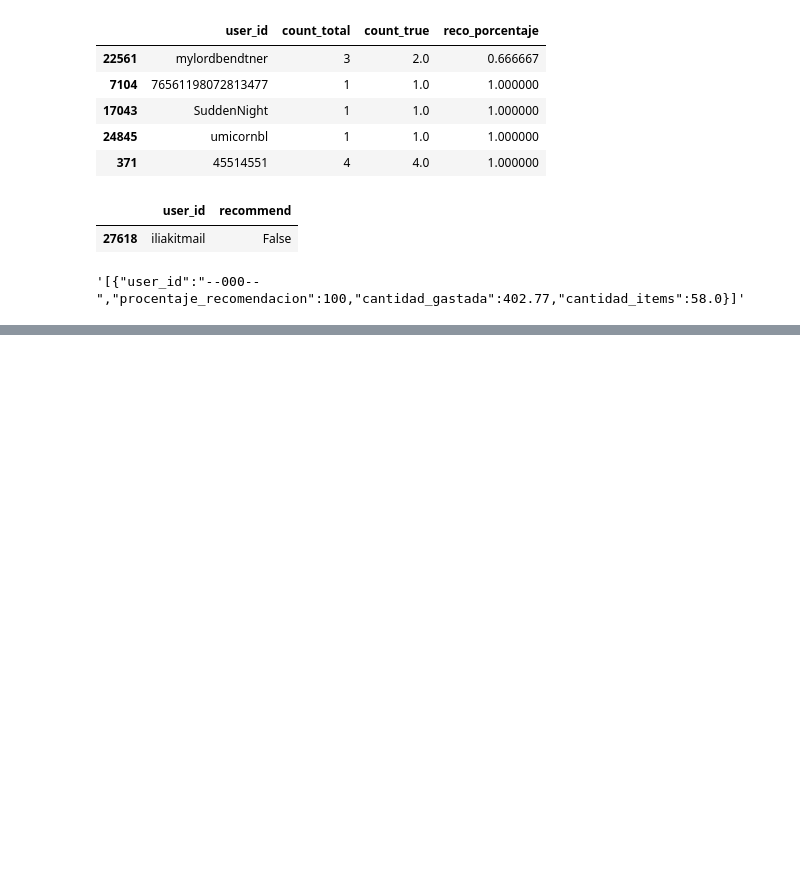
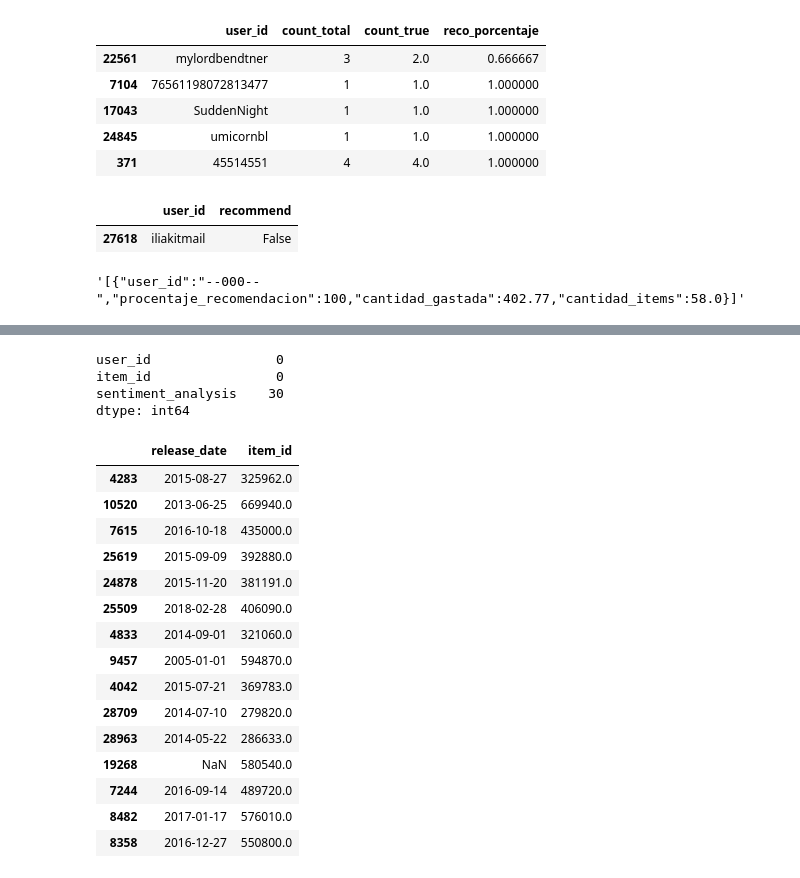
Before and after one commit to kimnegrette3/MLOps-Steam-Recommender-System, a Jupyter notebook: consultas_endpoints.ipynb, the cells around one changed output, grey strips where cells are left out. Saved outputs shown, nothing was run; the diff lists cells and outputs as text; code cells hidden in the pictures; blank space fills up the shorter version.

```diff
--- a/consultas_endpoints.ipynb
+++ b/consultas_endpoints.ipynb
@@ -185,0 +221,7 @@ userdata('--000--')
+# %%
+user_revs.isna().sum()
+# %% [output]
+user_id                0
+item_id                0
+sentiment_analysis    30
+dtype: int64
@@ -185,0 +230,21 @@ userdata('--000--')
+# %%
+columns = ['id', 'release_date']
+games = pd.read_csv('datasets/steam_games.csv', usecols=columns).rename(columns={'id':'item_id'})
+games.sample(15)
+# %% [output]
+|  | release_date | item_id |
+| 4283 | 2015-08-27 | 325962.0 |
+| 10520 | 2013-06-25 | 669940.0 |
+| 7615 | 2016-10-18 | 435000.0 |
+| 25619 | 2015-09-09 | 392880.0 |
+| 24878 | 2015-11-20 | 381191.0 |
+| 25509 | 2018-02-28 | 406090.0 |
+| 4833 | 2014-09-01 | 321060.0 |
+| 9457 | 2005-01-01 | 594870.0 |
+| 4042 | 2015-07-21 | 369783.0 |
+| 28709 | 2014-07-10 | 279820.0 |
+| 28963 | 2014-05-22 | 286633.0 |
+| 19268 | NaN | 580540.0 |
+| 7244 | 2016-09-14 | 489720.0 |
+| 8482 | 2017-01-17 | 576010.0 |
+| 8358 | 2016-12-27 | 550800.0 |
```
Also changed, not shown: parts of 20 cells of this notebook, 2 other files.
